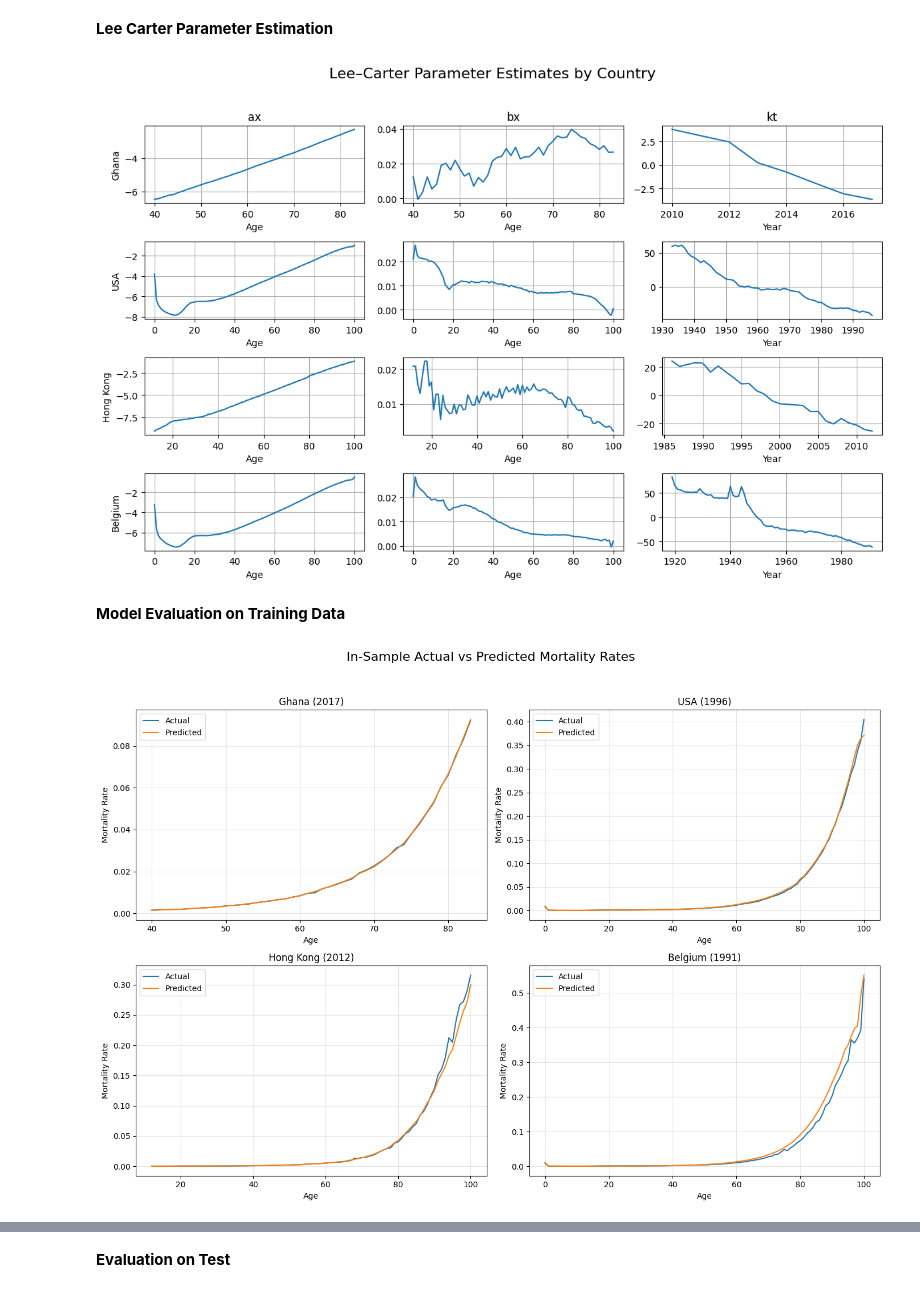
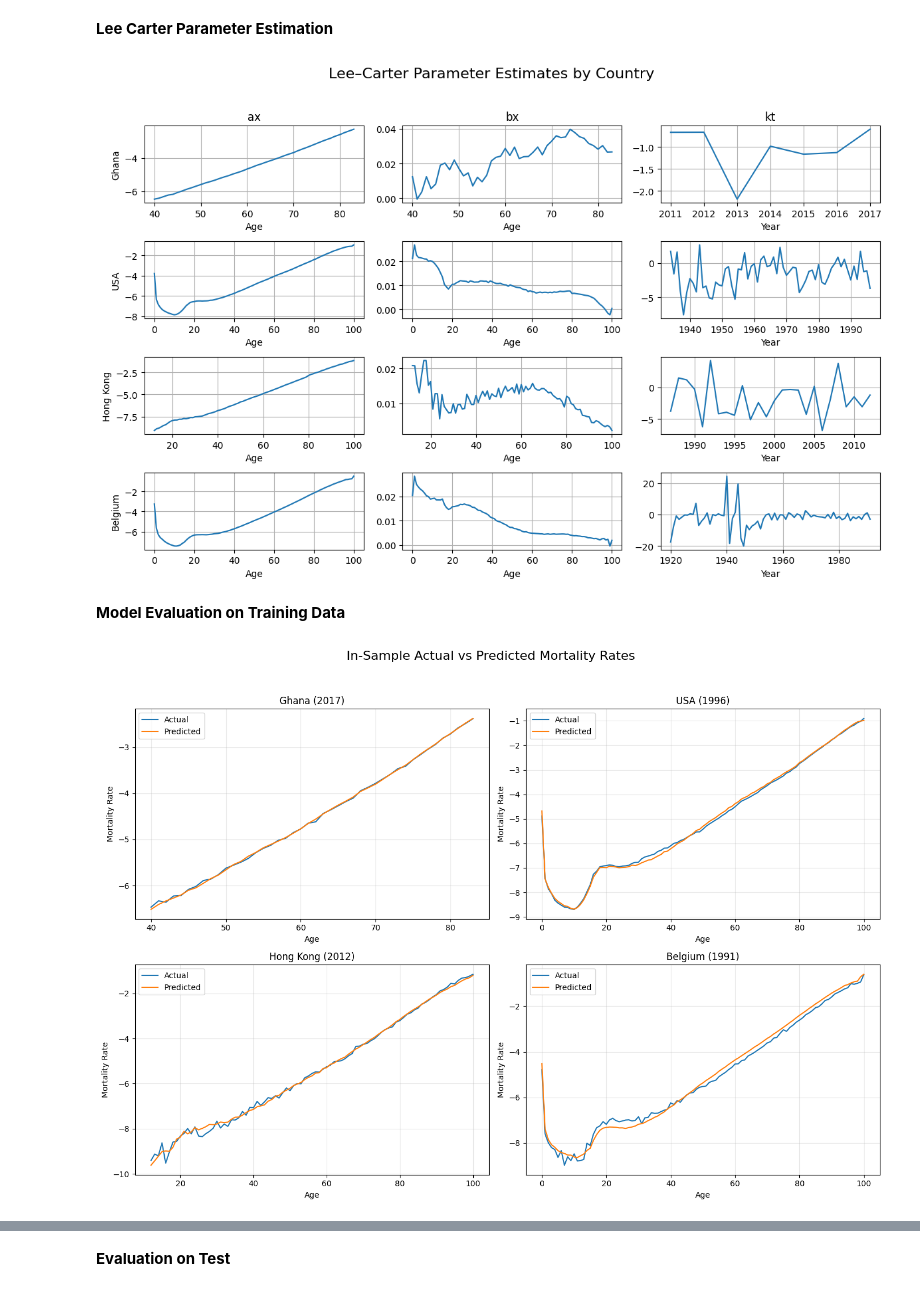
Before and after one commit to WellsAr/Mortality-Modelling---Randomised-CUSUM-Lee-Carter-Model, a Jupyter notebook: Rand_CUSUM_LC.ipynb, the cells around one changed output, grey strips where cells are left out. Saved outputs shown, nothing was run; the diff lists cells and outputs as text; code cells hidden in the pictures.

```diff
--- a/Rand_CUSUM_LC.ipynb
+++ b/Rand_CUSUM_LC.ipynb
@@ -130,7 +130,7 @@ def prepare_mortality_df(df, config):
 
 def train_test_split_lc(mort_df, train_ratio):
 
-    mort_df_t = mort_df.T
+    mort_df_t = np.log(mort_df.T)
     n_total = len(mort_df_t)
 
     split_idx = int(np.round(n_total * train_ratio))
@@ -149,7 +149,7 @@ def train_test_split_lc(mort_df, train_ratio):
 
 def estimate_lee_carter(train_df):
 
-    log_mort_df = np.log(train_df)
+    log_mort_df = train_df
 
     ## average log mortality rates
     ax = log_mort_df.mean()
@@ -234,7 +234,7 @@ def lee_carter_model(ax, bx, kt):
     # ax + bx * kt
     log_mx = ax[:, None] + np.outer(bx, kt)
 
-    mx = np.exp(log_mx)
+    mx = log_mx
     return mx
 
 
@@ -593,7 +593,7 @@ axes = axes.flatten()
 
 for ax, (country, mort_df) in zip(axes, mortality_dict.items()):
     sns.heatmap(
-        mort_df.sort_index(ascending=False),
+        np.log(mort_df.sort_index(ascending=False)),
         cmap="viridis",
         ax=ax
     )
@@ -601,7 +601,7 @@ for ax, (country, mort_df) in zip(axes, mortality_dict.items()):
     ax.set_xlabel("Year")
     ax.set_ylabel("Age")
 
-plt.suptitle("Heatmaps of Mortality Rates by Country", fontsize=14)
+plt.suptitle("Heatmaps of Mortality Rates (Log) by Country", fontsize=14)
 plt.tight_layout(rect=[0, 0, 1, 0.95])
 
 # Save the plot as a PNG image
@@ -616,21 +616,24 @@ plt.show()
 # %%
 years = [2010, 2013, 2017, 2020]
+
 fig, axes = plt.subplots(2, 2, figsize=(14, 10))
 axes = axes.flatten()
 
 for ax, (country, mort_df) in zip(axes, mortality_dict.items()):
+
     mort_df[years].plot(ax=ax)
+
+    ax.set_yscale('log')
 
     ax.set_title(country)
     ax.set_xlabel("Age")
-    ax.set_ylabel("Mortality rate")
+    ax.set_ylabel("Mortality rate (log scale)")
     ax.legend(title="Year")
     ax.grid(True, alpha=0.3)
 
 plt.suptitle("Mortality Rates by Age for Selected Years", fontsize=14)
 plt.tight_layout(rect=[0, 0, 1, 0.95])
 
-# Save the plot as a PNG image
 plt.savefig('mortality_trend_by_age.png')
 
 plt.show()
@@ -723,35 +726,35 @@ for i, country in enumerate(countries):
     axes[i, 0].set_title("ax" if i == 0 else "")
     axes[i, 0].set_ylabel(country)
     axes[i, 0].grid(True)
 
     # --- bx ---
     axes[i, 1].plot(ages, bx_vals)
     axes[i, 1].set_title("bx" if i == 0 else "")
     axes[i, 1].set_xlabel("Age")
     axes[i, 1].grid(True)
 
     # --- kt ---
-    axes[i, 2].plot(years, kt_vals)
+    axes[i, 2].plot(years[1:], np.diff(kt_vals))
     axes[i, 2].set_title("kt" if i == 0 else "")
     axes[i, 2].set_xlabel("Year")
     axes[i, 2].grid(True)
 
 # overall title
 fig.suptitle("Lee–Carter Parameter Estimates by Country", fontsize=16)
 
 fig.tight_layout(rect=[0, 0, 1, 0.96])
 
 # save as single PNG
 out_path = "ax_bx_kt.png"
 os.makedirs("figs", exist_ok=True)
 fig.savefig(out_path, dpi=300, bbox_inches="tight")
 
 plt.show()
 
 # Now download the plot
 #files.download('ax_bx_kt.png')
 # %% [output]
-[figure, old version]
+[figure, new version]
 # %% [markdown]
 **Model Evaluation on Training Data**
 # %%
@@ -829,7 +832,7 @@ plt.show()
 # Now download the plot
 #files.download('in_sample_fit.png')
 # %% [output]
-[figure, old version]
+[figure, new version]
 # %%
 training_metrics = {}
 
```
Also changed, not shown: parts of 9 cells of this notebook.
